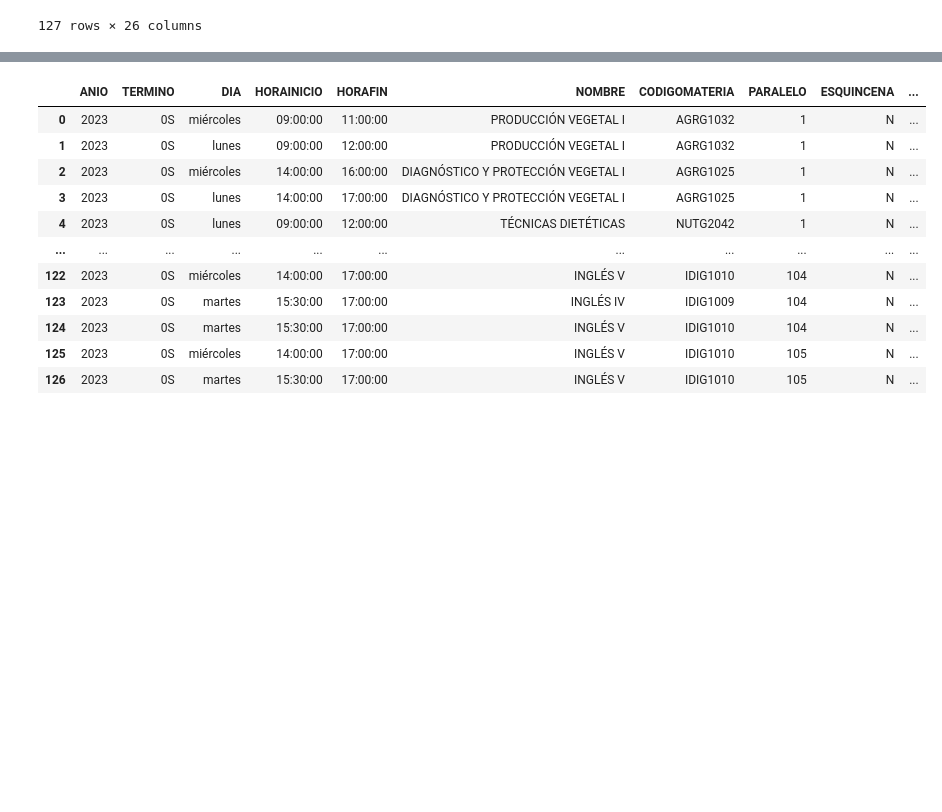
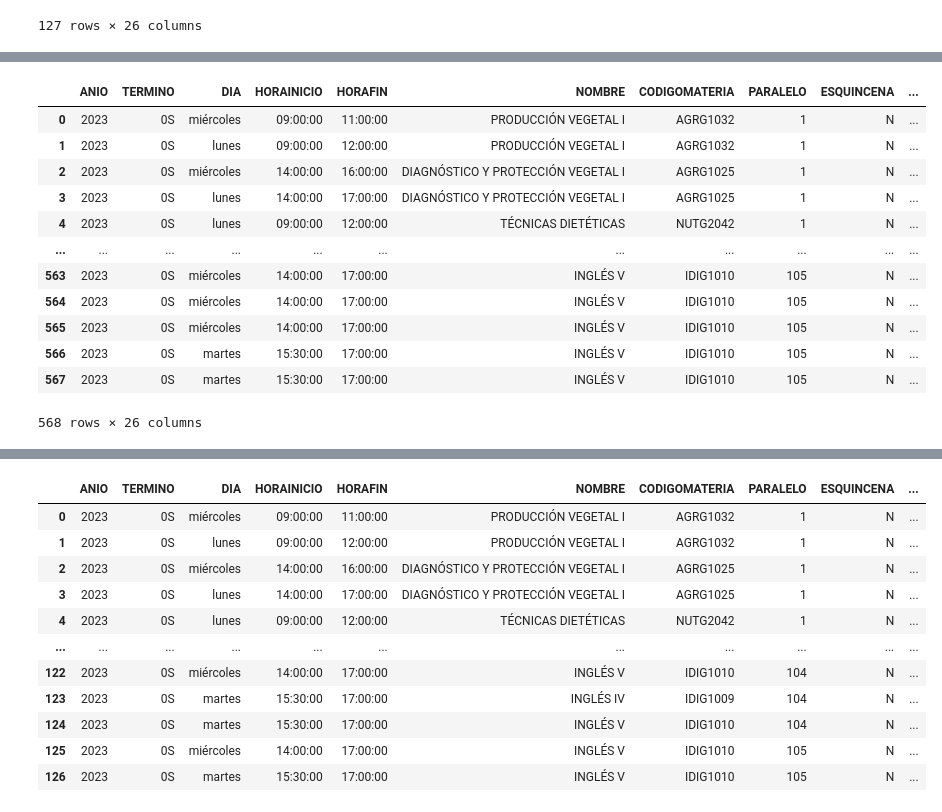
Before and after one commit to lromeror/Group_Slytheryn, a Jupyter notebook: EDA_ESPOL/EDA_ESPOL_PAE_PRE_Jonathan.ipynb, the cells around one changed output, grey strips where cells are left out. Cells and saved outputs as stored; diff of their text form; code cells hidden in the pictures; blank space fills up the shorter version.

Commit message:
agregando los cambios a heatmap

```diff
--- a/EDA_ESPOL/EDA_ESPOL_PAE_PRE_Jonathan.ipynb
+++ b/EDA_ESPOL/EDA_ESPOL_PAE_PRE_Jonathan.ipynb
@@ -1014,0 +1000,10 @@ df_H_p.drop_duplicates()
+# %%
+def transformar_para_heatmap(df):
+    df['HORAS_POSIBLES'] = [ posibles_horas (hi,hf) for hi,hf in zip(df.HORAINICIO,df.HORAFIN)]
+    df['TIMEACTIVE'] = df.HORAINICIO
+    for i in df.index:
+        l_dtime = [dt.datetime.strptime(str(j), '%H:%M:%S').time() for j in df.loc[i, 'HORAS_POSIBLES']]
+        for k in l_dtime[1:]:
+            last_row = df.index[-1]
+            df.loc[1+last_row] = df.loc[i]
+            df.loc[1+last_row, 'TIMEACTIVE'] = k
@@ -1157,10 +1196,0 @@ def posibles_horas(hi,hf):
-# %%
-def transformar_para_heatmap(df):
-    df['HORAS_POSIBLES'] = [ posibles_horas (hi,hf) for hi,hf in zip(df.HORAINICIO,df.HORAFIN)]
-    df['TIMEACTIVE'] = df.HORAINICIO
-    for i in df.index:
-        l_dtime = [dt.datetime.strptime(str(j), '%H:%M:%S').time() for j in df.loc[i, 'HORAS_POSIBLES']]
-        for k in l_dtime[:-1]:
-            last_row = df.index[-1]
-            df.loc[1+last_row] = df.loc[i]
-            df.loc[1+last_row, 'TIMEACTIVE'] = k
@@ -1510,0 +1511,19 @@ df_flu_fac12
+# %%
+df_HC3 = df_H_p
+# %%
+transformar_para_heatmap(df_HC3)
+df_HC3
+# %% [output]
+|  | ANIO | TERMINO | DIA | HORAINICIO | HORAFIN | NOMBRE | CODIGOMATERIA | PARALELO | ESQUINCENA | ... |
+| 0 | 2023 | 0S | miércoles | 09:00:00 | 11:00:00 | PRODUCCIÓN VEGETAL I | AGRG1032 | 1 | N | ... |
+| 1 | 2023 | 0S | lunes | 09:00:00 | 12:00:00 | PRODUCCIÓN VEGETAL I | AGRG1032 | 1 | N | ... |
+| 2 | 2023 | 0S | miércoles | 14:00:00 | 16:00:00 | DIAGNÓSTICO Y PROTECCIÓN VEGETAL I | AGRG1025 | 1 | N | ... |
+| 3 | 2023 | 0S | lunes | 14:00:00 | 17:00:00 | DIAGNÓSTICO Y PROTECCIÓN VEGETAL I | AGRG1025 | 1 | N | ... |
+| 4 | 2023 | 0S | lunes | 09:00:00 | 12:00:00 | TÉCNICAS DIETÉTICAS | NUTG2042 | 1 | N | ... |
+| ... | ... | ... | ... | ... | ... | ... | ... | ... | ... | ... |
+| 563 | 2023 | 0S | miércoles | 14:00:00 | 17:00:00 | INGLÉS V | IDIG1010 | 105 | N | ... |
+| 564 | 2023 | 0S | miércoles | 14:00:00 | 17:00:00 | INGLÉS V | IDIG1010 | 105 | N | ... |
+| 565 | 2023 | 0S | miércoles | 14:00:00 | 17:00:00 | INGLÉS V | IDIG1010 | 105 | N | ... |
+| 566 | 2023 | 0S | martes | 15:30:00 | 17:00:00 | INGLÉS V | IDIG1010 | 105 | N | ... |
+| 567 | 2023 | 0S | martes | 15:30:00 | 17:00:00 | INGLÉS V | IDIG1010 | 105 | N | ... |
+568 rows × 26 columns
```
Also changed, not shown: parts of 50 cells of this notebook.
